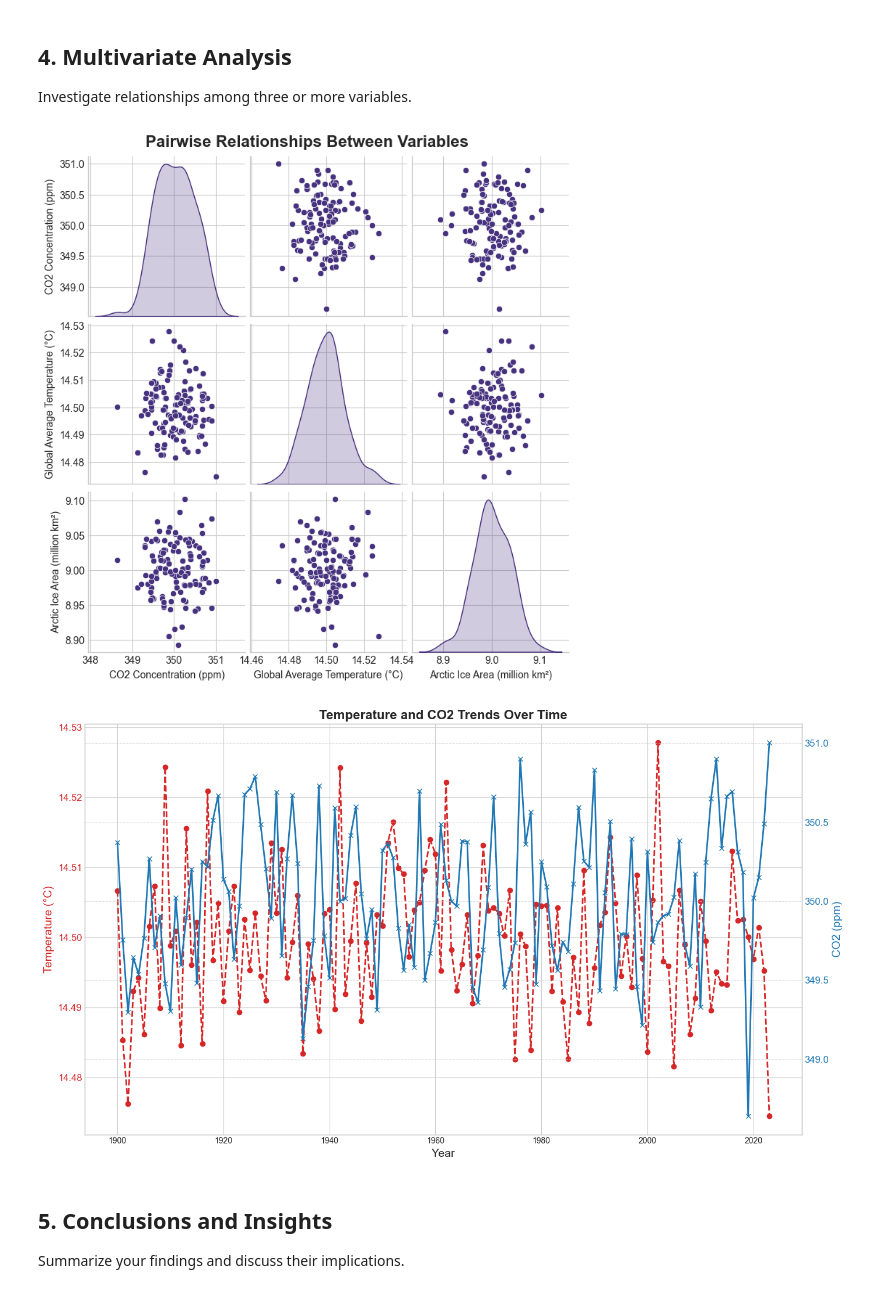
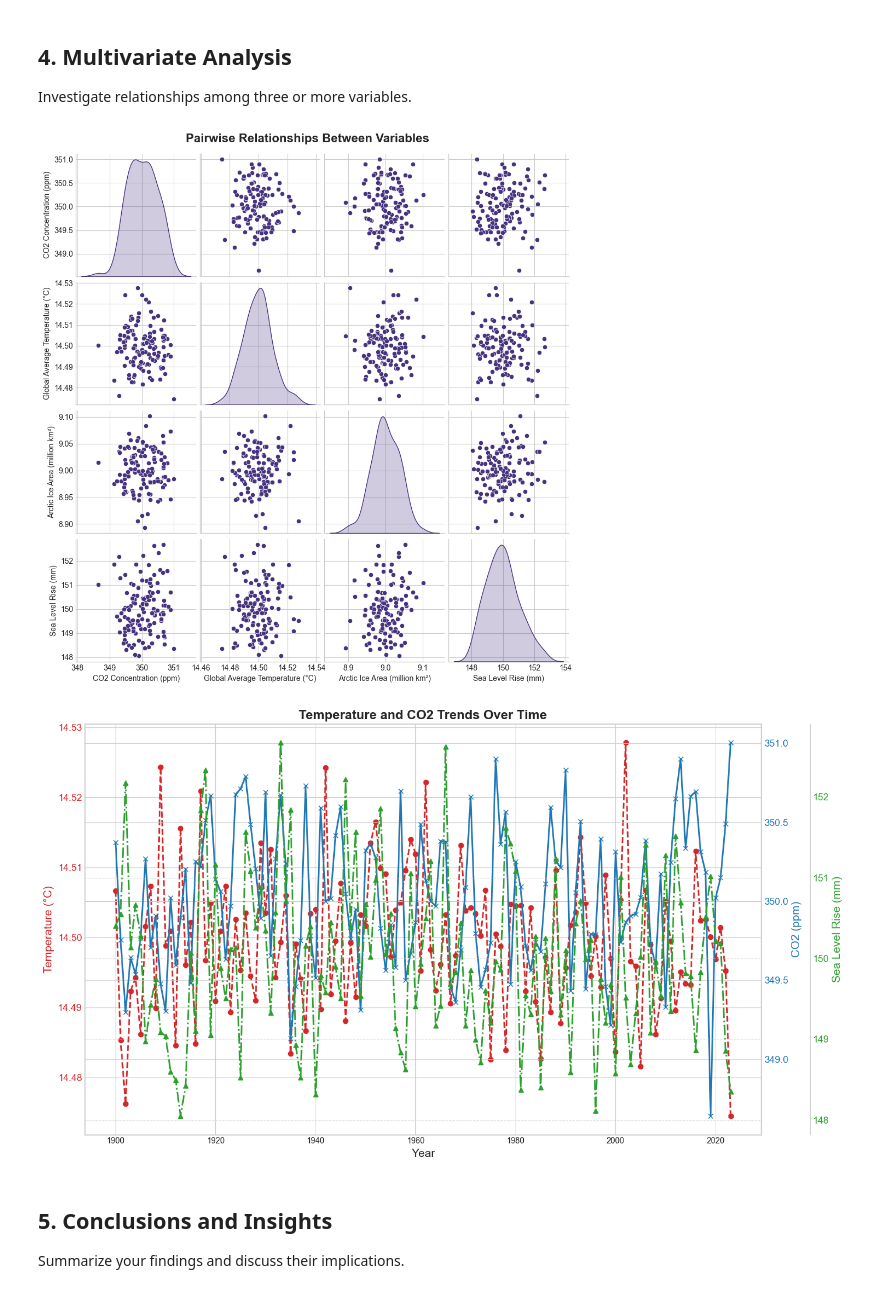
Before and after one commit to Omdena-NIC-Nepal/complete-eda-assignment-group-c-coding-mafia, a Jupyter notebook: climate_eda.ipynb, the cells around one changed output. Drawn from its saved outputs; the diff is of its cells as text; code cells hidden in the pictures.

```diff
--- a/climate_eda.ipynb
+++ b/climate_eda.ipynb
@@ -24,7 +24,8 @@ sns.set_palette('viridis')
 Load the climate data and perform necessary cleaning and aggregation.
 # %%
 # Load the dataset
-df = pd.read_csv('data/Climate_Change_Indicators.csv')
+
+df = pd.read_csv('../data/Climate_Change_Indicators.csv')  # Adjusted path
 # Display the first few rows of the dataset
 df.head()
 # %% [output]
@@ -293,36 +297,42 @@ Investigate relationships among three or more variables.
 # TODO: Perform multivariate analysis
 # Create advanced visualizations showing multiple variables
 # Your code here
 def multivariate_analysis(df):
-    variables = ['CO2 Concentration (ppm)', 'Global Average Temperature (°C)', 'Arctic Ice Area (million km²)']  # Specify your variables
+    variables = ['CO2 Concentration (ppm)', 'Global Average Temperature (°C)', 'Arctic Ice Area (million km²)', 'Sea Level Rise (mm)']
 
     # Pairplot for multivariate relationships with enhanced aesthetics
     sns.pairplot(df, vars=variables, height=2.5, palette='coolwarm', diag_kind='kde')
     plt.suptitle('Pairwise Relationships Between Variables', y=1.02, fontsize=16, fontweight='bold')
     plt.show()
 
     # Multi-variable time series plot with enhanced aesthetics
     fig, ax1 = plt.subplots(figsize=(14, 8))
     ax1.set_xlabel('Year', fontsize=14)
     ax1.set_ylabel('Temperature (°C)', color='tab:red', fontsize=14)
     ax1.plot(df['Year'], df['Global Average Temperature (°C)'], color='tab:red', linewidth=2.0, linestyle='--', marker='o')
     ax1.tick_params(axis='y', labelcolor='tab:red', labelsize=12)
 
     ax2 = ax1.twinx()
     ax2.set_ylabel('CO2 (ppm)', color='tab:blue', fontsize=14)
     ax2.plot(df['Year'], df['CO2 Concentration (ppm)'], color='tab:blue', linewidth=2.0, linestyle='-', marker='x')
     ax2.tick_params(axis='y', labelcolor='tab:blue', labelsize=12)
 
+    ax3 = ax1.twinx()
+    ax3.spines['right'].set_position(('outward', 60))
+    ax3.set_ylabel('Sea Level Rise (mm)', color='tab:green', fontsize=14)
+    ax3.plot(df['Year'], df['Sea Level Rise (mm)'], color='tab:green', linewidth=2.0, linestyle='-.', marker='^')
+    ax3.tick_params(axis='y', labelcolor='tab:green', labelsize=12)
+
     plt.title('Temperature and CO2 Trends Over Time', fontsize=16, fontweight='bold')
     fig.tight_layout()  # Adjust layout to prevent overlap
     plt.grid(True, linestyle='--', alpha=0.6)
     plt.show()
 
 # Call the function with your dataframe
 multivariate_analysis(df_years)
 # %% [output]
-[figure, old version]
+[figure, new version]
-[figure, old version]
+[figure, new version]
 # %% [markdown]
 ## 5. Conclusions and Insights
 
```
Also changed, not shown: parts of 1 cell of this notebook, 1 other file.
